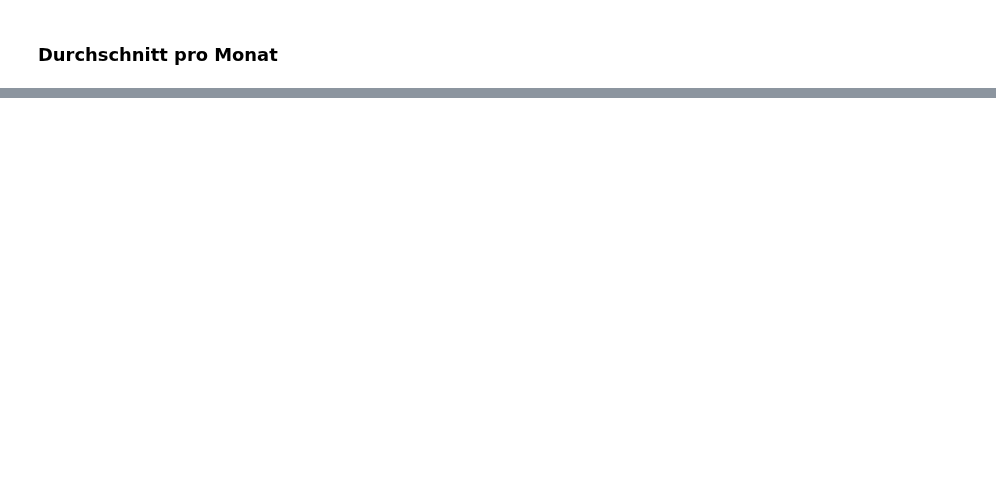
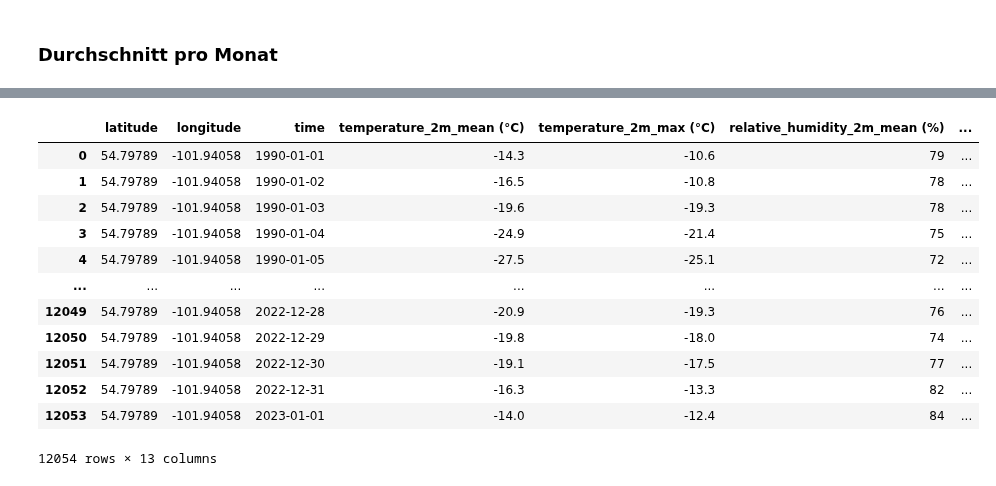
Before and after one commit to yajoka/firewatch, a Jupyter notebook: notebook/import_30_years_weather_data.ipynb, the cells around one changed output, grey strips where cells are left out. Saved outputs shown, nothing was run; the diff lists cells and outputs as text; code cells hidden in the pictures; blank space fills up the shorter version.

```diff
--- a/notebook/import_30_years_weather_data.ipynb
+++ b/notebook/import_30_years_weather_data.ipynb
@@ -1090,0 +1189,40 @@ Ontario_monthly_mean.to_csv(output_path, index=False)
+# %%
+#Flin Flon – waldreich, feueranfällig
+#→ 54.77, -101.87
+
+pfad = "../data/import weather data/import data/Manitoba/open-meteo-54.80N101.94W338m.csv"
+
+# -------------------------------------------------------
+# 1) Koordinaten aus Zeile 2 (Index 1) einlesen
+# -------------------------------------------------------
+coords = pd.read_csv(pfad, nrows=2, header=None)
+lat = coords.iloc[1, 0]
+lon = coords.iloc[1, 1]
+
+df = pd.read_csv(
+    pfad,
+    skiprows=3,   # Metadaten überspringen
+    comment="#",  # ignoriert eventuelle Kommentarzeilen
+)
+
+df["latitude"] = lat
+df["longitude"] = lon
+
+# Falls du die Spalten vorne haben willst:
+Manitoba_2 = df[["latitude", "longitude"] + [col for col in df.columns if col not in ["latitude", "longitude"]]]
+
+Manitoba_2
+# %% [output]
+|  | latitude | longitude | time | temperature_2m_mean (°C) | temperature_2m_max (°C) | relative_humidity_2m_mean (%) | ... |
+| 0 | 54.79789 | -101.94058 | 1990-01-01 | -14.3 | -10.6 | 79 | ... |
+| 1 | 54.79789 | -101.94058 | 1990-01-02 | -16.5 | -10.8 | 78 | ... |
+| 2 | 54.79789 | -101.94058 | 1990-01-03 | -19.6 | -19.3 | 78 | ... |
+| 3 | 54.79789 | -101.94058 | 1990-01-04 | -24.9 | -21.4 | 75 | ... |
+| 4 | 54.79789 | -101.94058 | 1990-01-05 | -27.5 | -25.1 | 72 | ... |
+| ... | ... | ... | ... | ... | ... | ... | ... |
+| 12049 | 54.79789 | -101.94058 | 2022-12-28 | -20.9 | -19.3 | 76 | ... |
+| 12050 | 54.79789 | -101.94058 | 2022-12-29 | -19.8 | -18.0 | 74 | ... |
+| 12051 | 54.79789 | -101.94058 | 2022-12-30 | -19.1 | -17.5 | 77 | ... |
+| 12052 | 54.79789 | -101.94058 | 2022-12-31 | -16.3 | -13.3 | 82 | ... |
+| 12053 | 54.79789 | -101.94058 | 2023-01-01 | -14.0 | -12.4 | 84 | ... |
+12054 rows × 13 columns
```
Also changed, not shown: parts of 23 cells of this notebook, 8 other files.
